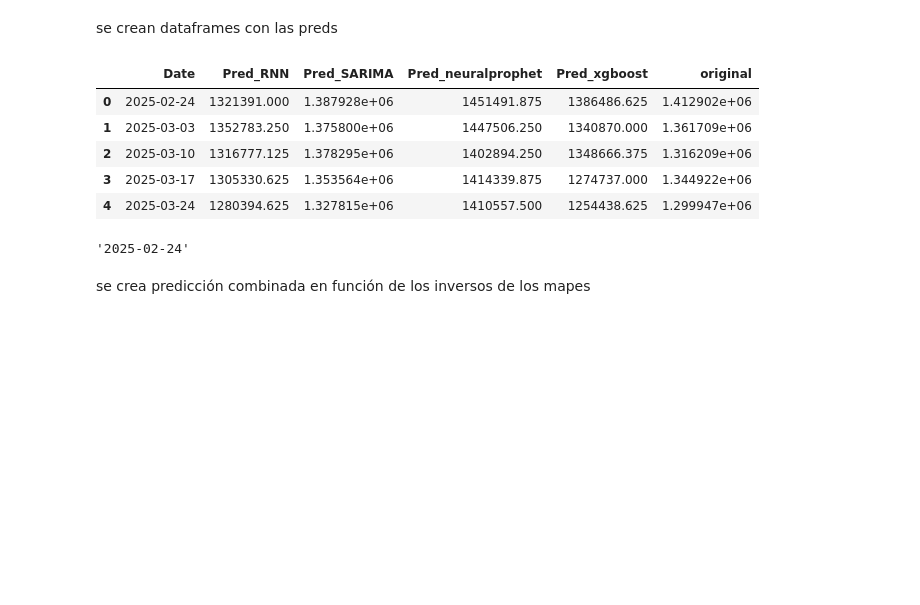
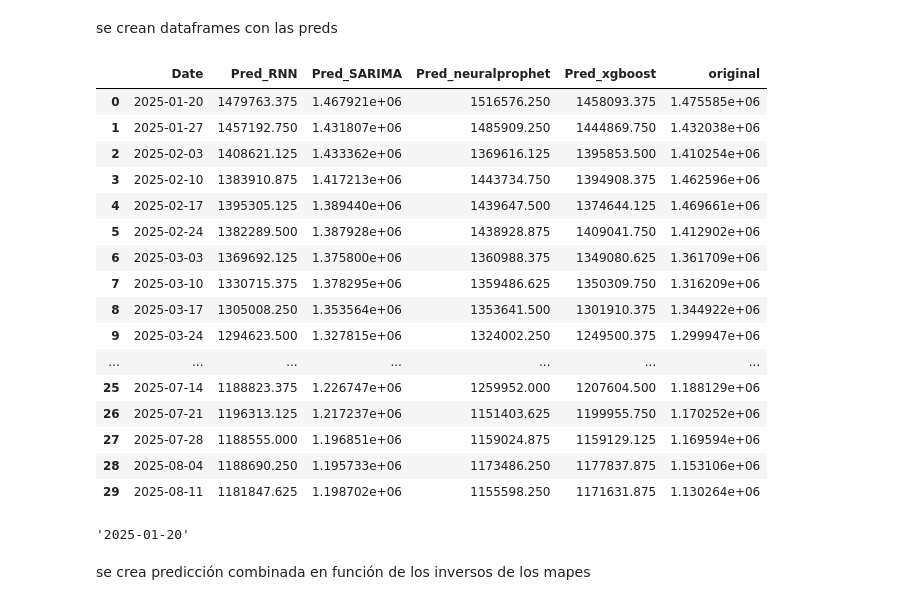
Before and after one commit to JuanDavidPiedrahitaLopez/energy_demand_forecasting_models, a Jupyter notebook: models/notebooks/Energy/Combined_preds_Energy.ipynb, the cells around one changed output. Drawn from its saved outputs; the diff is of its cells as text; code cells hidden in the pictures; blank space fills up the shorter version.

```diff
--- a/models/notebooks/Energy/Combined_preds_Energy.ipynb
+++ b/models/notebooks/Energy/Combined_preds_Energy.ipynb
@@ -151,48 +151,59 @@ data_SARIMA = pd.DataFrame({
 
 data_xgboost  = pd.DataFrame({
     "Date": [el["Date"] for el in xgboost_preds],
     "Pred_xgboost": [el["pred"] for el in xgboost_preds]
 })
 
 data_neuralprophet = pd.DataFrame({
     "Date": [el["Date"] for el in neuralprophet_preds],
     "Pred_neuralprophet": [el["pred"] for el in neuralprophet_preds]
 })
 
 # se toman las predicciones de SARIMA que tienen la misma fecha
 data_preds = data_rnn.merge(
     data_SARIMA,
-    how="left",
+    how="inner",
     on="Date"
 )
 
 # se une el df con las preds de neural prophet
 data_preds = data_preds.merge(
     data_neuralprophet,
-    how="left",
+    how="inner",
     on="Date"
 ).merge(
     data_xgboost,
-    how="left",
+    how="inner",
     on="Date"
 ).merge(
     df_data_close,
-    how="left",
+    how="inner",
     on="Date"
 )
-data_preds.head()
+data_preds.head(30)
 # %% [output]
 |  | Date | Pred_RNN | Pred_SARIMA | Pred_neuralprophet | Pred_xgboost | original |
-| 0 | 2025-02-24 | 1321391.000 | 1.387928e+06 | 1451491.875 | 1386486.625 | 1.412902e+06 |
-| 1 | 2025-03-03 | 1352783.250 | 1.375800e+06 | 1447506.250 | 1340870.000 | 1.361709e+06 |
-| 2 | 2025-03-10 | 1316777.125 | 1.378295e+06 | 1402894.250 | 1348666.375 | 1.316209e+06 |
-| 3 | 2025-03-17 | 1305330.625 | 1.353564e+06 | 1414339.875 | 1274737.000 | 1.344922e+06 |
-| 4 | 2025-03-24 | 1280394.625 | 1.327815e+06 | 1410557.500 | 1254438.625 | 1.299947e+06 |
+| 0 | 2025-01-20 | 1479763.375 | 1.467921e+06 | 1516576.250 | 1458093.375 | 1.475585e+06 |
+| 1 | 2025-01-27 | 1457192.750 | 1.431807e+06 | 1485909.250 | 1444869.750 | 1.432038e+06 |
+| 2 | 2025-02-03 | 1408621.125 | 1.433362e+06 | 1369616.125 | 1395853.500 | 1.410254e+06 |
+| 3 | 2025-02-10 | 1383910.875 | 1.417213e+06 | 1443734.750 | 1394908.375 | 1.462596e+06 |
+| 4 | 2025-02-17 | 1395305.125 | 1.389440e+06 | 1439647.500 | 1374644.125 | 1.469661e+06 |
+| 5 | 2025-02-24 | 1382289.500 | 1.387928e+06 | 1438928.875 | 1409041.750 | 1.412902e+06 |
+| 6 | 2025-03-03 | 1369692.125 | 1.375800e+06 | 1360988.375 | 1349080.625 | 1.361709e+06 |
+| 7 | 2025-03-10 | 1330715.375 | 1.378295e+06 | 1359486.625 | 1350309.750 | 1.316209e+06 |
+| 8 | 2025-03-17 | 1305008.250 | 1.353564e+06 | 1353641.500 | 1301910.375 | 1.344922e+06 |
+| 9 | 2025-03-24 | 1294623.500 | 1.327815e+06 | 1324002.250 | 1249500.375 | 1.299947e+06 |
+| ... | ... | ... | ... | ... | ... | ... |
+| 25 | 2025-07-14 | 1188823.375 | 1.226747e+06 | 1259952.000 | 1207604.500 | 1.188129e+06 |
+| 26 | 2025-07-21 | 1196313.125 | 1.217237e+06 | 1151403.625 | 1199955.750 | 1.170252e+06 |
+| 27 | 2025-07-28 | 1188555.000 | 1.196851e+06 | 1159024.875 | 1159129.125 | 1.169594e+06 |
+| 28 | 2025-08-04 | 1188690.250 | 1.195733e+06 | 1173486.250 | 1177837.875 | 1.153106e+06 |
+| 29 | 2025-08-11 | 1181847.625 | 1.198702e+06 | 1155598.250 | 1171631.875 | 1.130264e+06 |
 # %%
 split = df_data_close.iloc[-len(data_preds)]["Date"]
 split
 # %% [output]
-'2025-02-24'
+'2025-01-20'
 # %% [markdown]
 se crea predicción combinada en función de los inversos de los mapes
 # %%
```
Also changed, not shown: parts of 8 cells of this notebook, 5 other files.
